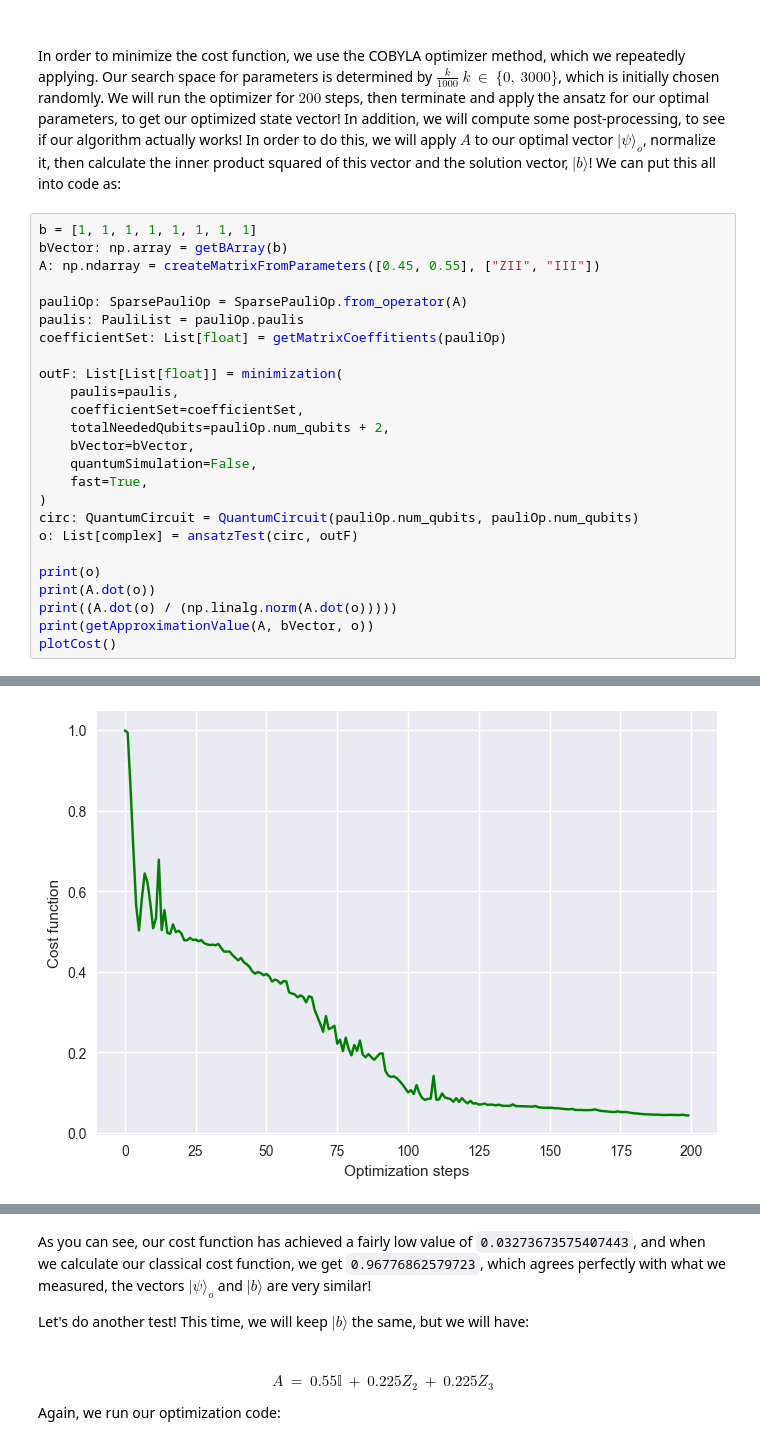
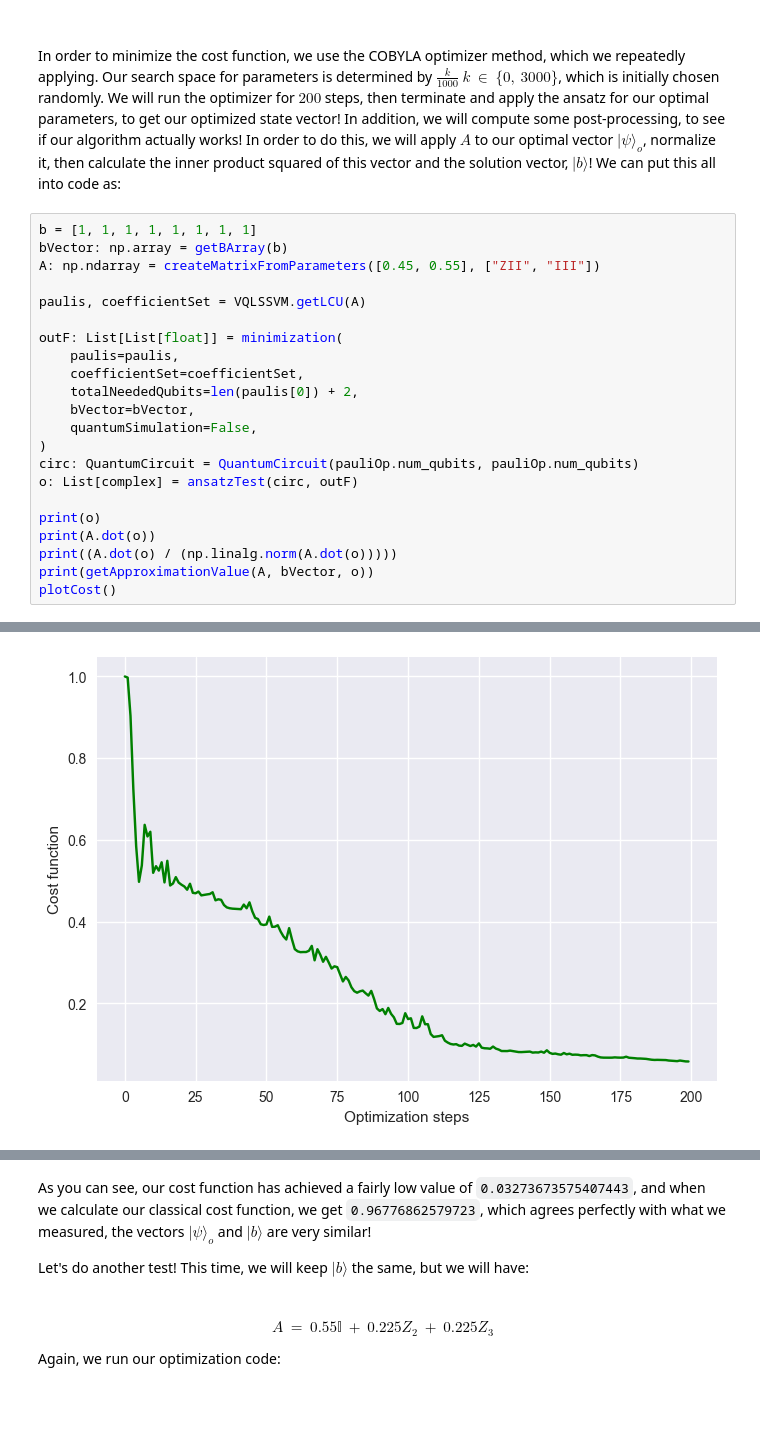
Before and after one commit to cezaris13/CourseWork, a Jupyter notebook: VQLS-QSVM-Implementation/CodeExamples/VQLS.ipynb, the cells around one changed output, grey strips where cells are left out. Cells and saved outputs as stored; diff of their text form; blank space fills up the shorter version.

```diff
--- a/VQLS-QSVM-Implementation/CodeExamples/VQLS.ipynb
+++ b/VQLS-QSVM-Implementation/CodeExamples/VQLS.ipynb
@@ -360,17 +350,14 @@ b = [1, 1, 1, 1, 1, 1, 1, 1]
 bVector: np.array = getBArray(b)
 A: np.ndarray = createMatrixFromParameters([0.45, 0.55], ["ZII", "III"])
 
-pauliOp: SparsePauliOp = SparsePauliOp.from_operator(A)
-paulis: PauliList = pauliOp.paulis
-coefficientSet: List[float] = getMatrixCoeffitients(pauliOp)
+paulis, coefficientSet = VQLSSVM.getLCU(A)
 
 outF: List[List[float]] = minimization(
     paulis=paulis,
     coefficientSet=coefficientSet,
-    totalNeededQubits=pauliOp.num_qubits + 2,
+    totalNeededQubits=len(paulis[0]) + 2,
     bVector=bVector,
     quantumSimulation=False,
-    fast=True,
 )
 circ: QuantumCircuit = QuantumCircuit(pauliOp.num_qubits, pauliOp.num_qubits)
 o: List[complex] = ansatzTest(circ, outF)
@@ -403,4 +390,4 @@ Statevector([-0.05342093+0.j,  0.54413404+0.j,  0.05694957+0.j,
-[figure, old version]
+[figure, new version]
 # %%
 estimatedNorm, estimatedNormVector = estimateNorm(A, o, bVector)
 
```
Also changed, not shown: parts of 15 cells of this notebook, 2 other files.
